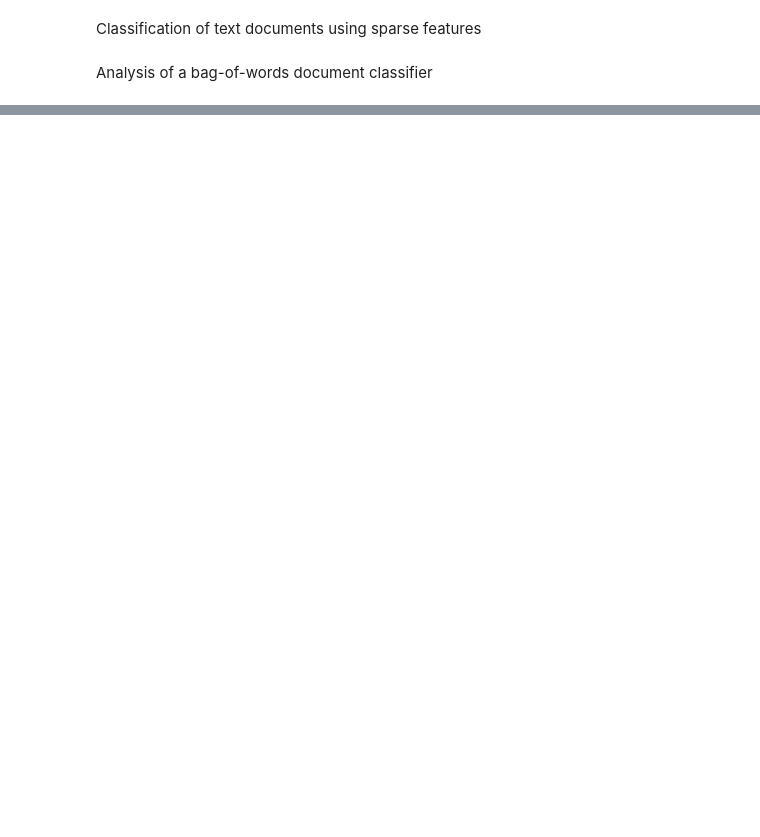
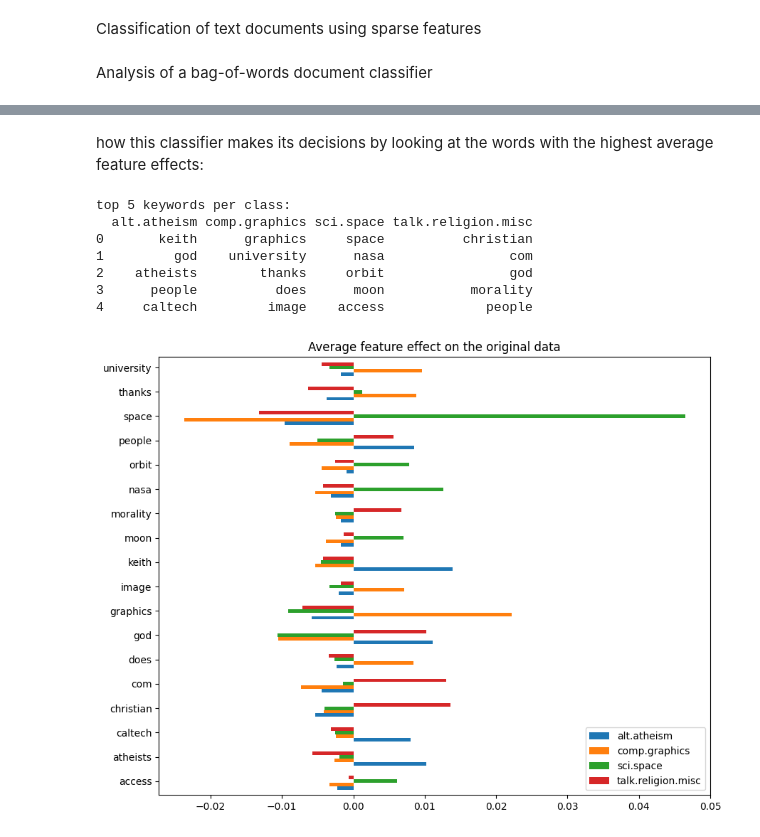
Before and after one commit to vidhika0423/MachineLearning, a Jupyter notebook: Classification_TextDoc.ipynb, the cells around one changed output, grey strips where cells are left out. Saved outputs shown, nothing was run; the diff lists cells and outputs as text; code cells hidden in the pictures; blank space fills up the shorter version.

```diff
--- a/Classification_TextDoc.ipynb
+++ b/Classification_TextDoc.ipynb
@@ -109,0 +123,61 @@ pred = clf.predict(X_test)
+# %% [markdown]
+how this classifier makes its decisions by looking at the words with the highest average feature effects:
+# %%
+import numpy as np
+import pandas as pd
+
+
+def plot_feature_effects():
+    # learned coefficients weighted by frequency of appearance
+    average_feature_effects = clf.coef_ * np.asarray(X_train.mean(axis=0)).ravel()
+
+    for i, label in enumerate(target_names):
+        top5 = np.argsort(average_feature_effects[i])[-5:][::-1]
+        if i == 0:
+            top = pd.DataFrame(feature_names[top5], columns=[label])
+            top_indices = top5
+        else:
+            top[label] = feature_names[top5]
+            top_indices = np.concatenate((top_indices, top5), axis=None)
+    top_indices = np.unique(top_indices)
+    predictive_words = feature_names[top_indices]
+
+    # plot feature effects
+    bar_size = 0.25
+    padding = 0.75
+    y_locs = np.arange(len(top_indices)) * (4 * bar_size + padding)
+
+    fig, ax = plt.subplots(figsize=(10, 8))
+    for i, label in enumerate(target_names):
+        ax.barh(
+            y_locs + (i - 2) * bar_size,
+            average_feature_effects[i, top_indices],
+            height=bar_size,
+            label=label,
+        )
+    ax.set(
+        yticks=y_locs,
+        yticklabels=predictive_words,
+        ylim=[
+            0 - 4 * bar_size,
+            len(top_indices) * (4 * bar_size + padding) - 4 * bar_size,
+        ],
+    )
+    ax.legend(loc="lower right")
+
+    print("top 5 keywords per class:")
+    print(top)
+
+    return ax
+
+
+_ = plot_feature_effects().set_title("Average feature effect on the original data")
+# %% [output]
+top 5 keywords per class:
+  alt.atheism comp.graphics sci.space talk.religion.misc
+0       keith      graphics     space          christian
+1         god    university      nasa                com
+2    atheists        thanks     orbit                god
+3      people          does      moon           morality
+4     caltech         image    access             people
+[figure, added]
```
Also changed, not shown: parts of 2 cells of this notebook.
